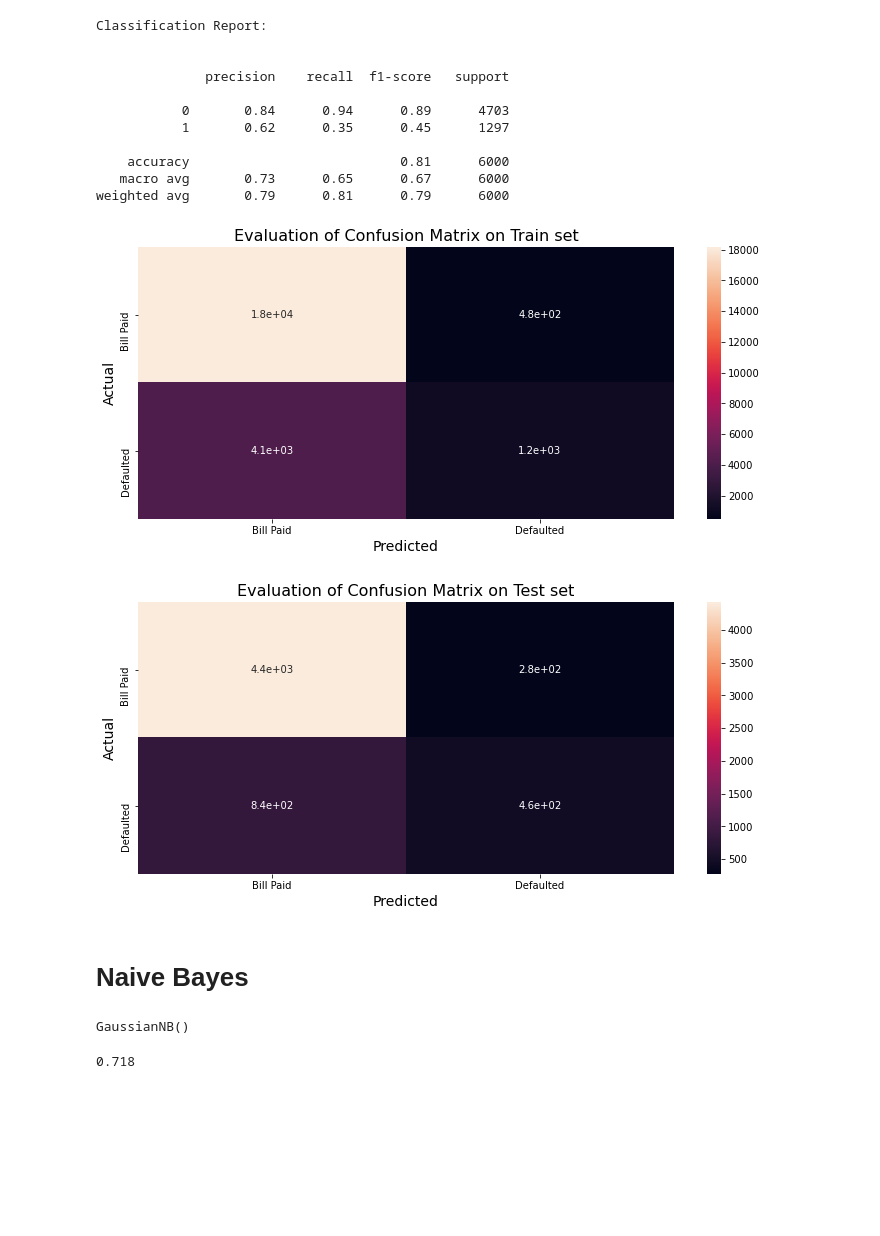
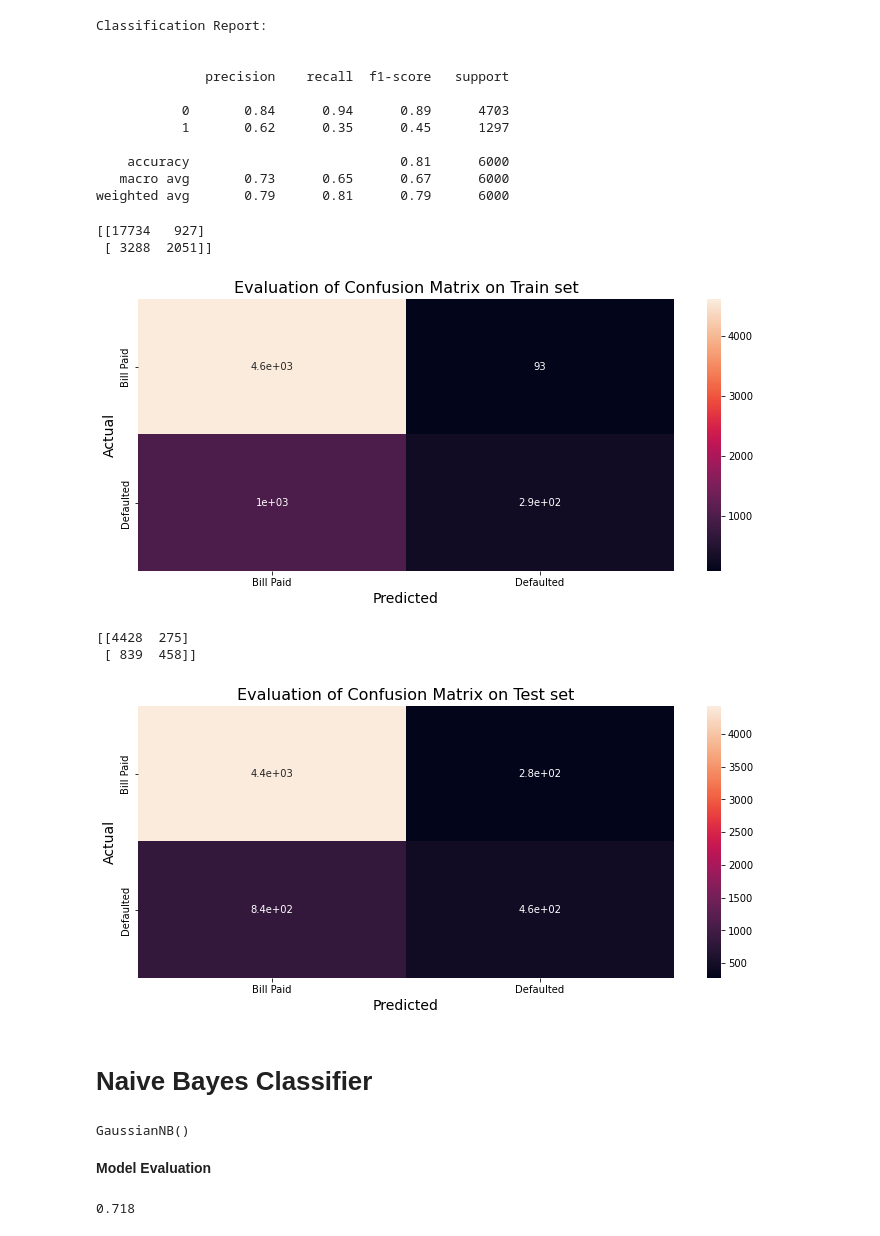
Before and after one commit to Narayan718/credit-card-bill-payment, a Jupyter notebook: default_payment.ipynb, the cells around one changed output. Drawn from its saved outputs; the diff is of its cells as text; code cells hidden in the pictures; blank space fills up the shorter version.

```diff
--- a/default_payment.ipynb
+++ b/default_payment.ipynb
@@ -50,12 +54,10 @@ data.head()
 # %% [markdown]
 **we can see that the columns are wrongly named and the actual columns are in the first row of the dataset. So we have to raeplace the fisrt row as the feature names.**
 # %%
-data = pd.read_excel('default of credit card clients.xls', names=['ID', 'LIMIT_BAL', 'SEX', 'EDUCATION', 'MARRIAGE',
-                                                                  'AGE', 'PAY_0', 'PAY_2', 'PAY_3', 'PAY_4', 'PAY_5',
-                                                                  'PAY_6', 'BILL_AMT1', 'BILL_AMT2', 'BILL_AMT3',
-                                                                  'BILL_AMT4', 'BILL_AMT5', 'BILL_AMT6', 'PAY_AMT1',
-                                                                  'PAY_AMT2', 'PAY_AMT3', 'PAY_AMT4', 'PAY_AMT5',
-                                                                  'PAY_AMT6', 'default payment next month'])
+data = pd.read_excel('/content/drive/MyDrive/classification model/default of credit card clients.xls',
+                     names=['ID', 'LIMIT_BAL', 'SEX', 'EDUCATION', 'MARRIAGE','AGE', 'PAY_0', 'PAY_2', 'PAY_3', 'PAY_4', 'PAY_5', 'PAY_6',
+                            'BILL_AMT1', 'BILL_AMT2', 'BILL_AMT3', 'BILL_AMT4', 'BILL_AMT5', 'BILL_AMT6', 'PAY_AMT1', 'PAY_AMT2', 'PAY_AMT3',
+                            'PAY_AMT4', 'PAY_AMT5', 'PAY_AMT6', 'default payment next month'])
 # %% [markdown]
 **named the features and replaced it**
 # %%
@@ -736,5 +748,0 @@ from sklearn.metrics import accuracy_score
-# %%
-# SGD Classifier implimentation
-sgd = SGDClassifier(loss='log', penalty='l1', learning_rate='optimal',random_state=1)
-#Train the model with the training set
-sgd.fit(X_train, y_train)
@@ -753,13 +748,0 @@ accuracy
-# %%
-cm_test = confusion_matrix(y_train, pred_train)
-
-labels = ['Bill Paid', 'Defaulted']
-plt.figure(figsize=(12,5))
-ax = plt.subplot()
-sns.heatmap(cm_test, annot=True, ax=ax)
-plt.title('Evaluation of Confusion Matrix on Train set', size=16)
-plt.xlabel('Predicted', size=14)
-plt.ylabel('Actual', size=14)
-ax.xaxis.set_ticklabels(labels)
-ax.yaxis.set_ticklabels(labels)
-plt.show()
@@ -903,3 +853,4 @@ KNeighborsClassifier(n_neighbors=15)
 # %%
 #defining the predicted variable
 pred_test = knn.predict(X_test)
+pred_train = knn.predict(X_train)
@@ -920,22 +889,26 @@ Classification Report:
    macro avg       0.73      0.65      0.67      6000
 weighted avg       0.79      0.81      0.79      6000
 # %%
-cm_test = confusion_matrix(y_train, pred_train)
+cm_train = confusion_matrix(y_train, pred_train)
+print(cm_train)
 
 labels = ['Bill Paid', 'Defaulted']
 plt.figure(figsize=(12,5))
 ax = plt.subplot()
 sns.heatmap(cm_test, annot=True, ax=ax)
 plt.title('Evaluation of Confusion Matrix on Train set', size=16)
 plt.xlabel('Predicted', size=14)
 plt.ylabel('Actual', size=14)
 ax.xaxis.set_ticklabels(labels)
 ax.yaxis.set_ticklabels(labels)
 plt.show()
 # %% [output]
+[[17734   927]
+ [ 3288  2051]]
-[figure, old version]
+[figure, new version]
 # %%
 cm_test = confusion_matrix(y_test, pred_test)
+print(cm_test)
 
 labels = ['Bill Paid', 'Defaulted']
 plt.figure(figsize=(12,5))
@@ -948,9 +921,11 @@ ax.xaxis.set_ticklabels(labels)
 ax.yaxis.set_ticklabels(labels)
 plt.show()
 # %% [output]
+[[4428  275]
+ [ 839  458]]
-[figure, old version]
+[figure, new version]
 # %% [markdown]
-# **Naive Bayes**
+# **Naive Bayes Classifier**
 # %%
 from sklearn.naive_bayes import GaussianNB
 
@@ -961,6 +936,8 @@ GaussianNB()
 # %%
 pred_train = default_prediction.predict(X_train)
 pred_test = default_prediction.predict(X_test)
+# %% [markdown]
+**Model Evaluation**
 # %%
 accuracy = accuracy_score(y_test,pred_test)
 accuracy
```
Also changed, not shown: parts of 38 cells of this notebook.
